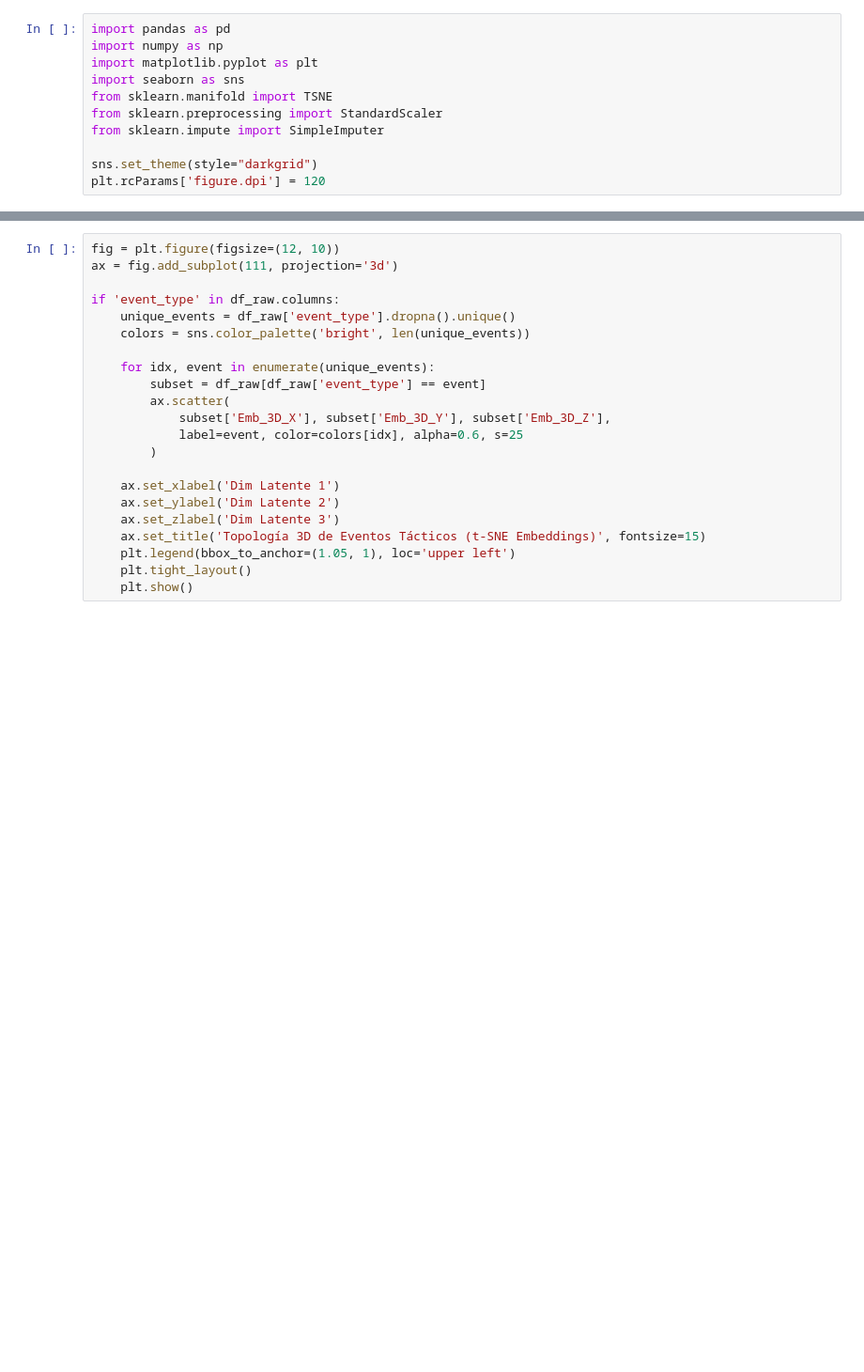
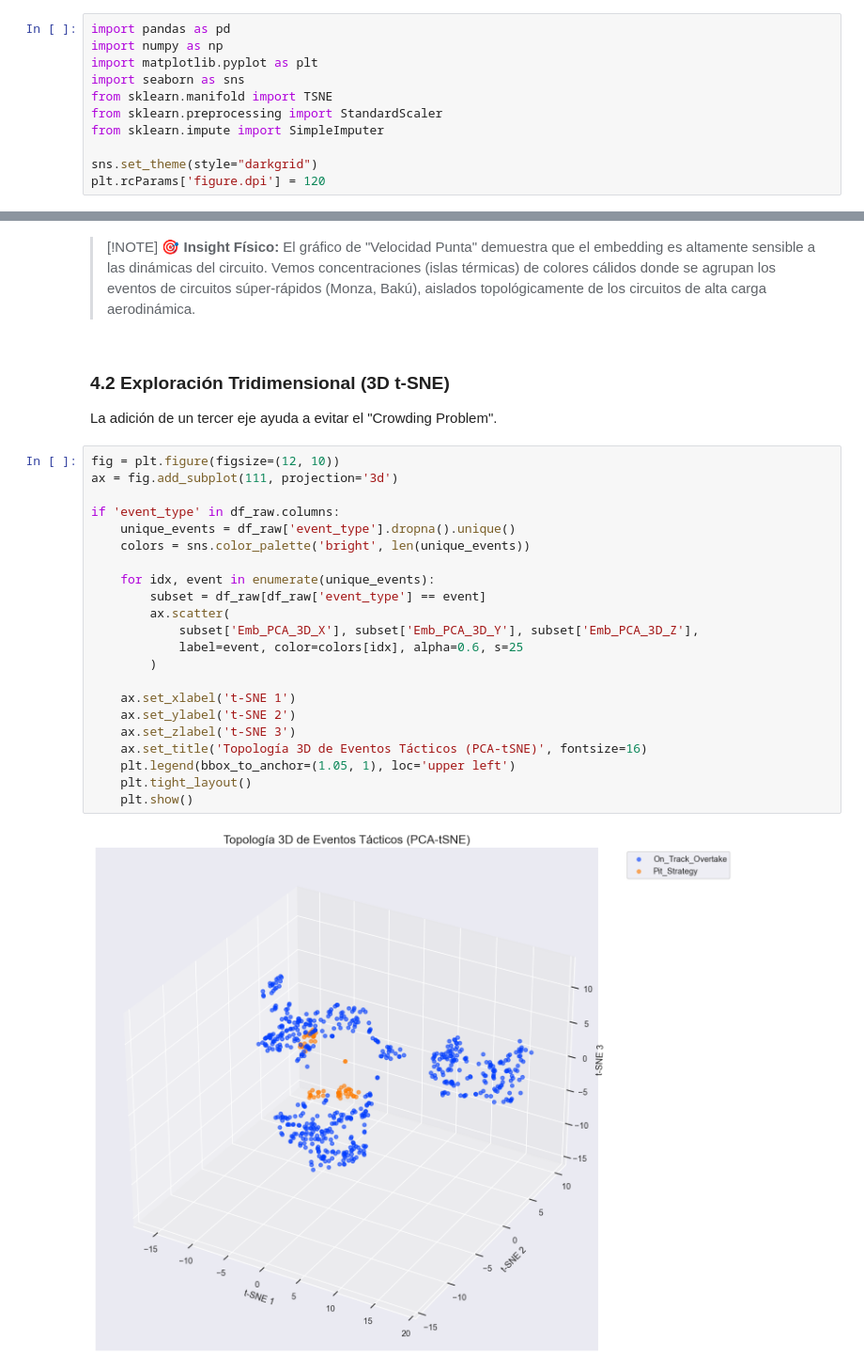
Before and after one commit to Machiz/F1-data-project, a Jupyter notebook: project/notebooks/dimensionality reduction/tSNE_Embeddings_Manifold_Learning.ipynb, the cells around one changed output, grey strips where cells are left out. Shown at 94% size. Saved outputs shown, nothing was run; the diff lists cells and outputs as text; blank space fills up the shorter version.

```diff
--- a/project/notebooks/dimensionality reduction/tSNE_Embeddings_Manifold_Learning.ipynb
+++ b/project/notebooks/dimensionality reduction/tSNE_Embeddings_Manifold_Learning.ipynb
@@ -140,22 +149,31 @@ Un embedding 3D reduce el apelotonamiento (crowding problem) permitiendo desenre
+# %% [markdown]
+> [!NOTE]
+> **🎯 Insight Físico:**
+> El gráfico de "Velocidad Punta" demuestra que el embedding es altamente sensible a las dinámicas del circuito. Vemos concentraciones (islas térmicas) de colores cálidos donde se agrupan los eventos de circuitos súper-rápidos (Monza, Bakú), aislados topológicamente de los circuitos de alta carga aerodinámica.
+# %% [markdown]
+### 4.2 Exploración Tridimensional (3D t-SNE)
+La adición de un tercer eje ayuda a evitar el "Crowding Problem".
 # %%
 fig = plt.figure(figsize=(12, 10))
 ax = fig.add_subplot(111, projection='3d')
 
 if 'event_type' in df_raw.columns:
     unique_events = df_raw['event_type'].dropna().unique()
     colors = sns.color_palette('bright', len(unique_events))
 
     for idx, event in enumerate(unique_events):
         subset = df_raw[df_raw['event_type'] == event]
         ax.scatter(
-            subset['Emb_3D_X'], subset['Emb_3D_Y'], subset['Emb_3D_Z'],
+            subset['Emb_PCA_3D_X'], subset['Emb_PCA_3D_Y'], subset['Emb_PCA_3D_Z'],
             label=event, color=colors[idx], alpha=0.6, s=25
         )
 
-    ax.set_xlabel('Dim Latente 1')
-    ax.set_ylabel('Dim Latente 2')
-    ax.set_zlabel('Dim Latente 3')
-    ax.set_title('Topología 3D de Eventos Tácticos (t-SNE Embeddings)', fontsize=15)
+    ax.set_xlabel('t-SNE 1')
+    ax.set_ylabel('t-SNE 2')
+    ax.set_zlabel('t-SNE 3')
+    ax.set_title('Topología 3D de Eventos Tácticos (PCA-tSNE)', fontsize=16)
     plt.legend(bbox_to_anchor=(1.05, 1), loc='upper left')
     plt.tight_layout()
     plt.show()
+# %% [output]
+[figure, added]
```
Also changed, not shown: parts of 24 cells of this notebook, 2 other files.
